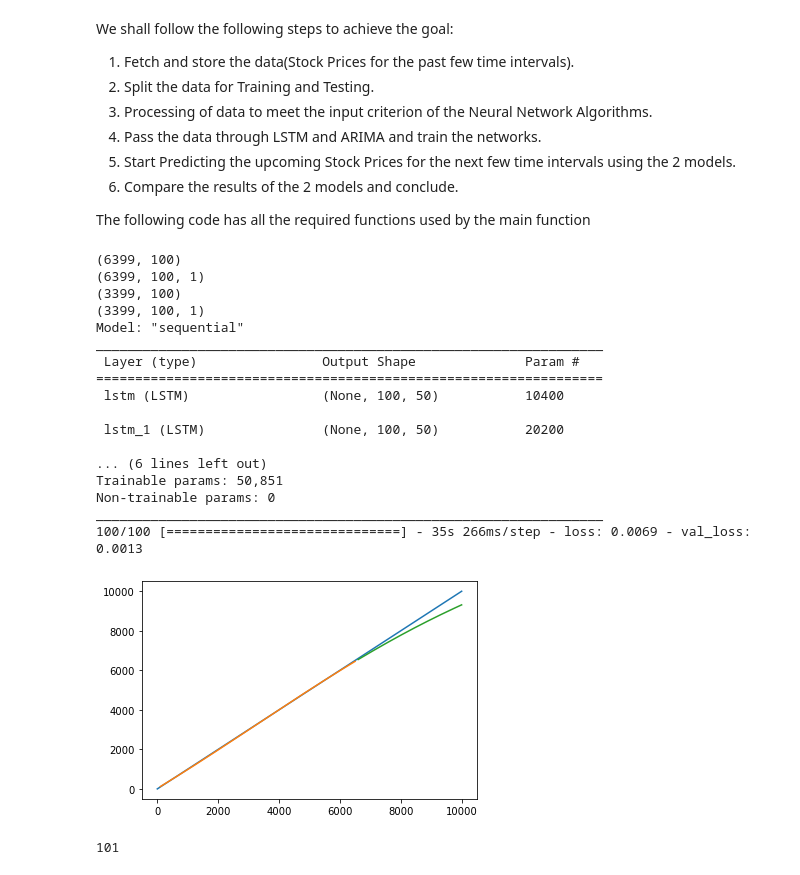
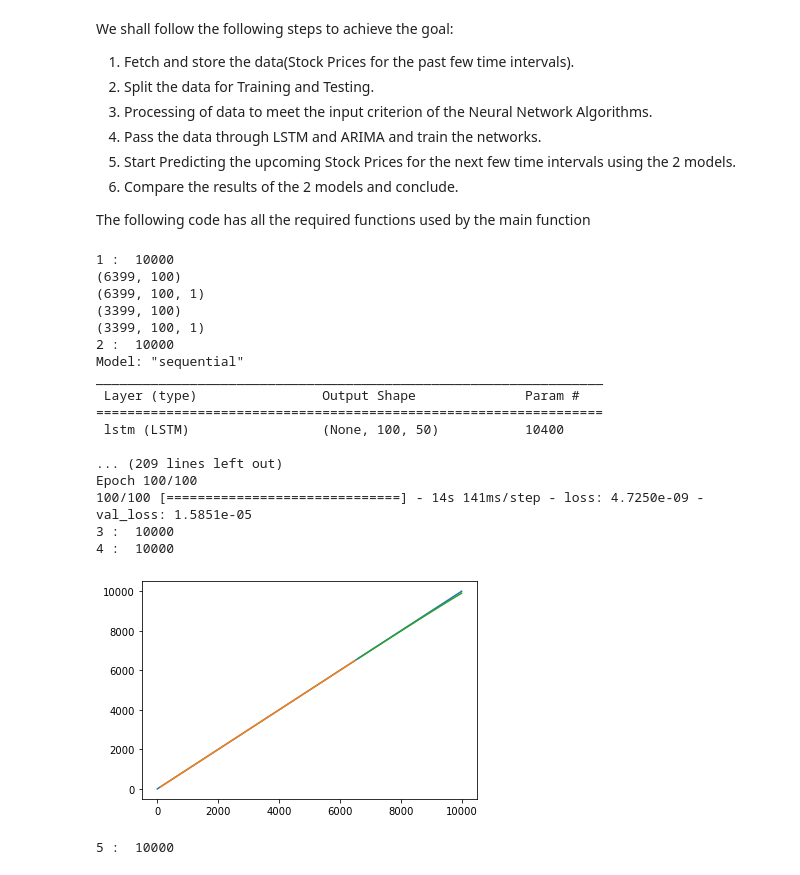
Before and after one commit to ChandraSekharTedla/TermProjectPaterrnRecognition, a Jupyter notebook: src/main.ipynb, the cells around one changed output. Saved outputs shown, nothing was run; the diff lists cells and outputs as text; code cells hidden in the pictures.

Commit message:
LSTM base code cmpleted.

```diff
--- a/src/main.ipynb
+++ b/src/main.ipynb
@@ -29,7 +29,7 @@ The following code has all the required functions used by the main function
 percentage_train_data = 0.65
 
 # Dependence Interval specifies the number of previous intervals used
-# to predict the next interva's output
+# to predict the next interval's output
 dependence_interval = 100
 
 
@@ -38,6 +38,7 @@ dependence_interval = 100
 %run -i additional_functions.py
 data = fetch_store ()
 
+print("1 : ", len(data))
 
 ## Step - 2
 # Preprocesses the data for LSTM and Splits the data among training and testing
@@ -51,19 +52,23 @@ scaler, processed_data, processed_train_data, processed_test_data = preprocessin
 train_sequence, expected_train_output_seq = generate_sequence(processed_train_data, dependence_interval)
 test_sequence, expected_test_output_seq = generate_sequence(processed_test_data, dependence_interval)
 
-
+print("2 : ", len(data))
 ## Step - 4
 # Call LSTM
 model=Sequential()
+# Check how this LSTM model works
 model.add(LSTM(50,return_sequences=True,input_shape=(train_sequence.shape[1],train_sequence.shape[2])))
 model.add(LSTM(50,return_sequences=True))
 model.add(LSTM(50))
 model.add(Dense(1))
+# Check
 model.compile(loss='mean_squared_error',optimizer='adam')
 
 model.summary()
 
-model.fit(train_sequence,expected_train_output_seq,validation_data=(test_sequence,expected_test_output_seq),epochs=1,batch_size=64,verbose=1)
+model.fit(train_sequence,expected_train_output_seq,validation_data=(test_sequence,expected_test_output_seq),epochs=100,batch_size=64,verbose=1)
+
+print("3 : ", len(data))
 
 ### Lets Do the prediction and check performance metrics
 train_predict = model.predict(train_sequence)
@@ -80,40 +85,44 @@ math.sqrt(mean_squared_error(expected_train_output_seq, train_predict))
 
 ### Test Data RMSE
 math.sqrt(mean_squared_error(expected_test_output_seq,test_predict))
-
-### Plotting
-# shift train predictions for plotting
-trainPredictPlot = np.empty_like(processed_data)
-trainPredictPlot[:, :] = np.nan
-trainPredictPlot[dependence_interval:len(train_predict)+dependence_interval, :] = train_predict
-# shift test predictions for plotting
-testPredictPlot = np.empty_like(processed_data)
-testPredictPlot[:, :] = np.nan
-testPredictPlot[len(train_predict)+(dependence_interval*2)+1:len(processed_data)-1, :] = test_predict
-# plot baseline and predictions
-plt.plot(scaler.inverse_transform(processed_data))
-plt.plot(trainPredictPlot)
-plt.plot(testPredictPlot)
-plt.show()
+print("4 : ", len(data))
 # %% [output]
+1 :  10000
 (6399, 100)
 (6399, 100, 1)
 (3399, 100)
 (3399, 100, 1)
+2 :  10000
 Model: "sequential"
 _________________________________________________________________
  Layer (type)                Output Shape              Param #
 =================================================================
  lstm (LSTM)                 (None, 100, 50)           10400
 
- lstm_1 (LSTM)               (None, 100, 50)           20200
-
-... (6 lines left out)
-Trainable params: 50,851
-Non-trainable params: 0
-_________________________________________________________________
-100/100 [==============================] - 35s 266ms/step - loss: 0.0069 - val_loss: 0.0013
+... (209 lines left out)
+Epoch 100/100
+100/100 [==============================] - 14s 141ms/step - loss: 4.7250e-09 - val_loss: 1.5851e-05
+3 :  10000
+4 :  10000
-[figure, removed]
+# %%
+### Plotting
+# shift train predictions for plotting
+trainPredictPlot = np.empty_like(processed_data)
+trainPredictPlot[:, :] = np.nan
+trainPredictPlot[dependence_interval:len(train_predict)+dependence_interval, :] = train_predict
+# shift test predictions for plotting
+testPredictPlot = np.empty_like(processed_data)
+testPredictPlot[:, :] = np.nan
+testPredictPlot[len(train_predict)+(dependence_interval*2)+1:len(processed_data)-1, :] = test_predict
+# plot baseline and predictions
+plt.plot(data)
+plt.plot(trainPredictPlot)
+plt.plot(testPredictPlot)
+plt.show()
+print("5 : ", len(data))
+# %% [output]
+[figure, added]
+5 :  10000
 # %%
 # prediction_input = processed_data[-1*dependence_interval:]
 
@@ -131,20 +140,20 @@ _________________________________________________________________
 
 # print(prediction_input)
 temp_input=list(processed_data[-1*dependence_interval-1:])
-print(len(temp_input))
+# print(len(temp_input))
 lst_output=[]
 n_steps=100
 i=0
-while(i<30):
+while(i<3000):
 
     if(len(temp_input)>100):
 #         print(i)
         x_input=np.array(temp_input[1:])
-#         print("{} day input {}".format(i,x_input))
+        print("{} day input {}".format(i,x_input))
         x_input=x_input.reshape(1,-1)
         x_input = x_input.reshape((1, n_steps, 1))
         yhat = model.predict(x_input, verbose=0)
-#         print("{} day output {}".format(i,yhat))
+        print("{} day output {}".format(i,yhat))
         temp_input.append(yhat[0])
         temp_input=temp_input[1:]
         lst_output.extend(yhat.tolist())
@@ -157,5 +166,5 @@ while(i<30):
         print(len(temp_input))
         lst_output.extend(yhat.tolist())
         i=i+1
+
+lst_out = list(scaler.inverse_transform(lst_output))
-# %% [output]
-101
```
Also changed, not shown: parts of 1 cell of this notebook, 1 other file.
